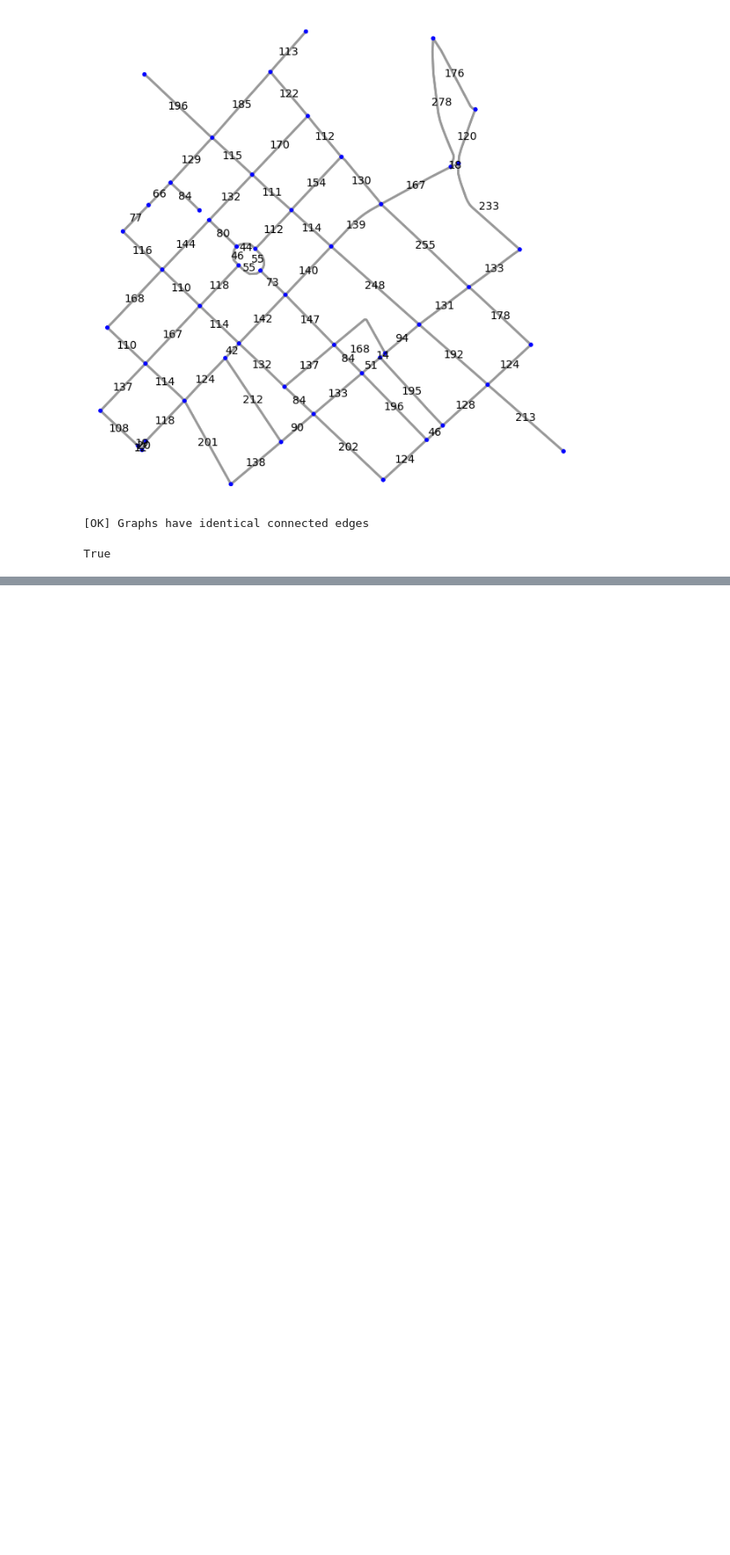
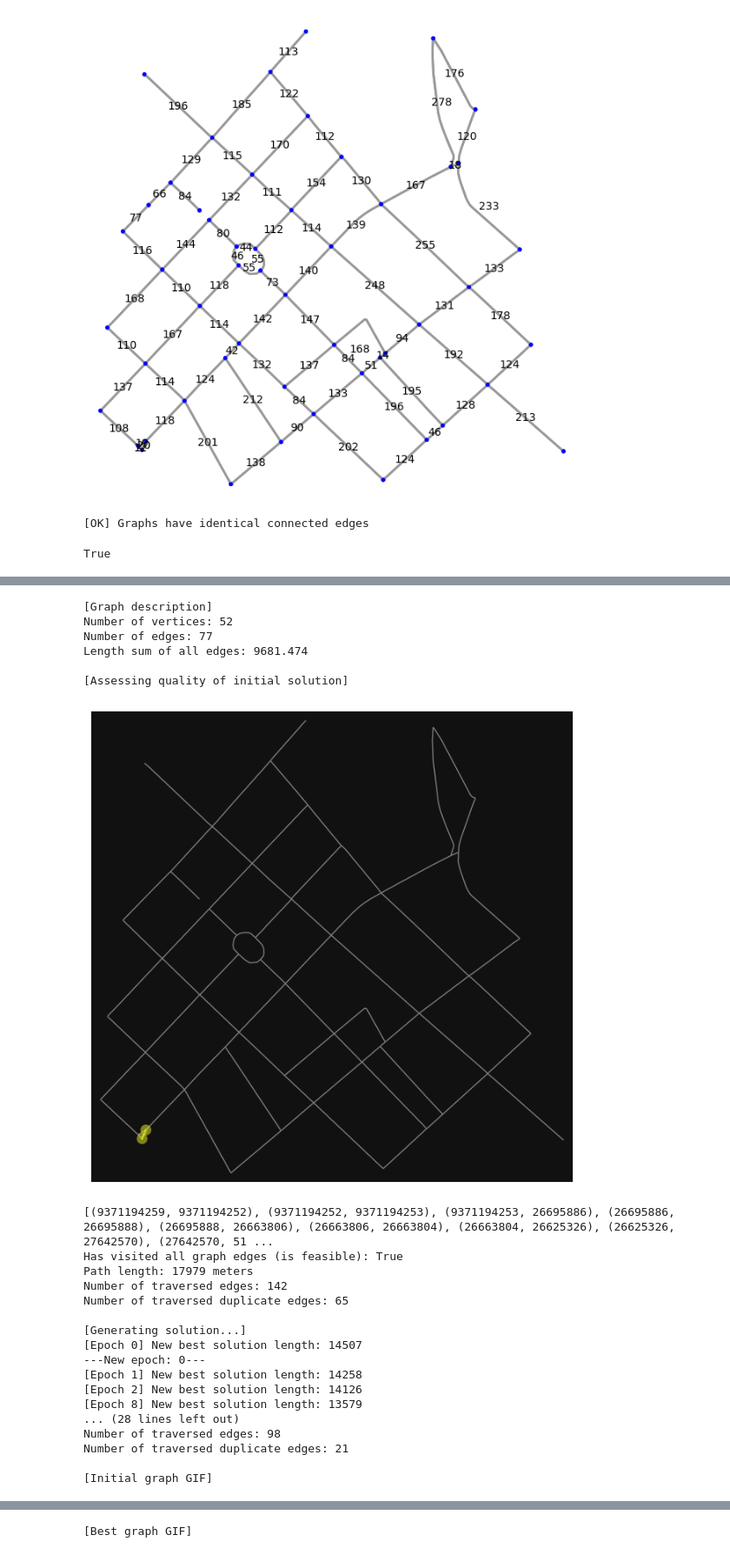
Before and after one commit to Deremedy/pko_md1, a Jupyter notebook: main.ipynb, the cells around one changed output, grey strips where cells are left out. Shown at 87% size. Drawn from its saved outputs; the diff is of its cells as text; code cells hidden in the pictures; blank space fills up the shorter version.

```diff
--- a/main.ipynb
+++ b/main.ipynb
@@ -419,0 +526,29 @@ Best found solution length: 13063 meters
+# %%
+# Testing Nr2
+# Radius from location = 500m
+test_solver(2, 500, True)
+# %% [output]
+[Graph description]
+Number of vertices: 52
+Number of edges: 77
+Length sum of all edges: 9681.474
+
+[Assessing quality of initial solution]
+[figure, added]
+[(9371194259, 9371194252), (9371194252, 9371194253), (9371194253, 26695886), (26695886, 26695888), (26695888, 26663806), (26663806, 26663804), (26663804, 26625326), (26625326, 27642570), (27642570, 51 ...
+Has visited all graph edges (is feasible): True
+Path length: 17979 meters
+Number of traversed edges: 142
+Number of traversed duplicate edges: 65
+
+[Generating solution...]
+[Epoch 0] New best solution length: 14507
+---New epoch: 0---
+[Epoch 1] New best solution length: 14258
+[Epoch 2] New best solution length: 14126
+[Epoch 8] New best solution length: 13579
+... (28 lines left out)
+Number of traversed edges: 98
+Number of traversed duplicate edges: 21
+
+[Initial graph GIF]
@@ -419,0 +556 @@ Best found solution length: 13063 meters
+[Best graph GIF]
```
Also changed, not shown: parts of 11 cells of this notebook.
